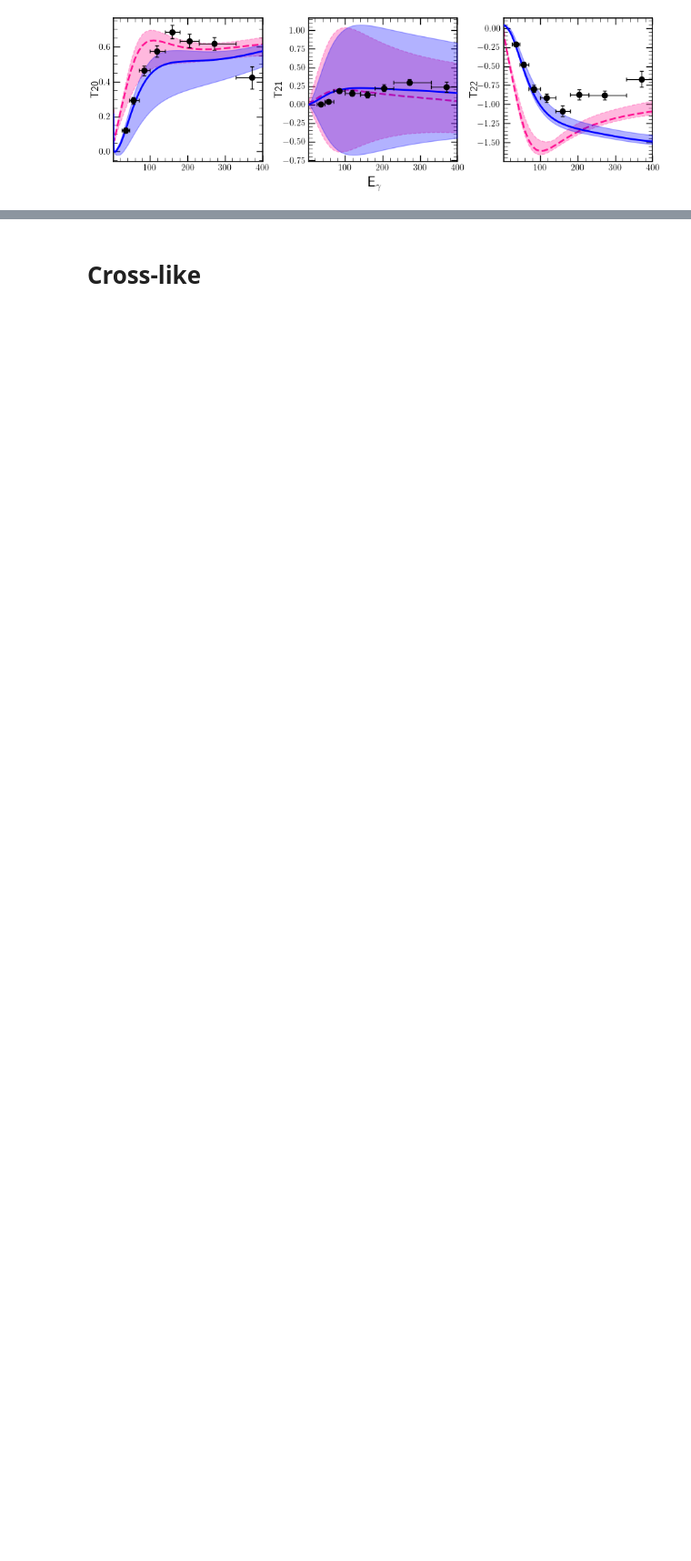
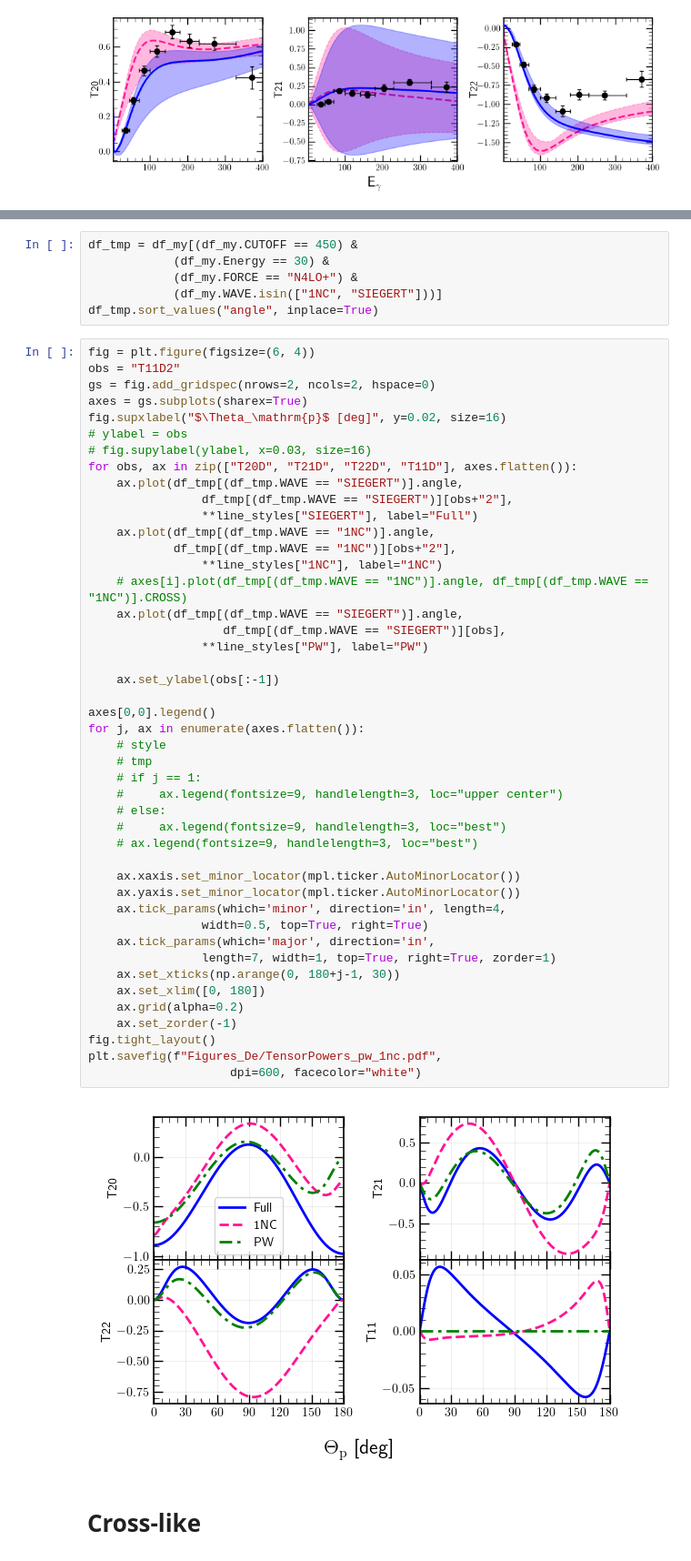
Before and after one commit to VitaliiUr/thesis, a Jupyter notebook: PlotData/figures_De.ipynb, the cells around one changed output, grey strips where cells are left out. Shown at 91% size. Cells and saved outputs as stored; diff of their text form; blank space fills up the shorter version.

```diff
--- a/PlotData/figures_De.ipynb
+++ b/PlotData/figures_De.ipynb
@@ -995,3 +1012,56 @@ dfr_tmp = rachek_integr[(rachek_integr["Theta-p_start"] >= angles[0]) &
+# %%
+df_tmp = df_my[(df_my.CUTOFF == 450) &
+            (df_my.Energy == 30) &
+            (df_my.FORCE == "N4LO+") &
+            (df_my.WAVE.isin(["1NC", "SIEGERT"]))]
+df_tmp.sort_values("angle", inplace=True)
+# %%
+fig = plt.figure(figsize=(6, 4))
+obs = "T11D2"
+gs = fig.add_gridspec(nrows=2, ncols=2, hspace=0)
+axes = gs.subplots(sharex=True)
+fig.supxlabel("$\Theta_\mathrm{p}$ [deg]", y=0.02, size=16)
+# ylabel = obs
+# fig.supylabel(ylabel, x=0.03, size=16)
+for obs, ax in zip(["T20D", "T21D", "T22D", "T11D"], axes.flatten()):
+    ax.plot(df_tmp[(df_tmp.WAVE == "SIEGERT")].angle,
+                df_tmp[(df_tmp.WAVE == "SIEGERT")][obs+"2"],
+                **line_styles["SIEGERT"], label="Full")
+    ax.plot(df_tmp[(df_tmp.WAVE == "1NC")].angle,
+            df_tmp[(df_tmp.WAVE == "1NC")][obs+"2"],
+                **line_styles["1NC"], label="1NC")
+    # axes[i].plot(df_tmp[(df_tmp.WAVE == "1NC")].angle, df_tmp[(df_tmp.WAVE == "1NC")].CROSS)
+    ax.plot(df_tmp[(df_tmp.WAVE == "SIEGERT")].angle,
+                   df_tmp[(df_tmp.WAVE == "SIEGERT")][obs],
+                **line_styles["PW"], label="PW")
+
+    ax.set_ylabel(obs[:-1])
+
+axes[0,0].legend()
+for j, ax in enumerate(axes.flatten()):
+    # style
+    # tmp
+    # if j == 1:
+    #     ax.legend(fontsize=9, handlelength=3, loc="upper center")
+    # else:
+    #     ax.legend(fontsize=9, handlelength=3, loc="best")
+    # ax.legend(fontsize=9, handlelength=3, loc="best")
+
+    ax.xaxis.set_minor_locator(mpl.ticker.AutoMinorLocator())
+    ax.yaxis.set_minor_locator(mpl.ticker.AutoMinorLocator())
+    ax.tick_params(which='minor', direction='in', length=4,
+                width=0.5, top=True, right=True)
+    ax.tick_params(which='major', direction='in',
+                length=7, width=1, top=True, right=True, zorder=1)
+    ax.set_xticks(np.arange(0, 180+j-1, 30))
+    ax.set_xlim([0, 180])
+    ax.grid(alpha=0.2)
+    ax.set_zorder(-1)
+fig.tight_layout()
+plt.savefig(f"Figures_De/TensorPowers_pw_1nc.pdf",
+                    dpi=600, facecolor="white")
+# %% [output]
+[figure, added]
 # %% [markdown]
 # Cross-like
 # %%
```
Also changed, not shown: parts of 4 cells of this notebook, 3 other files.
